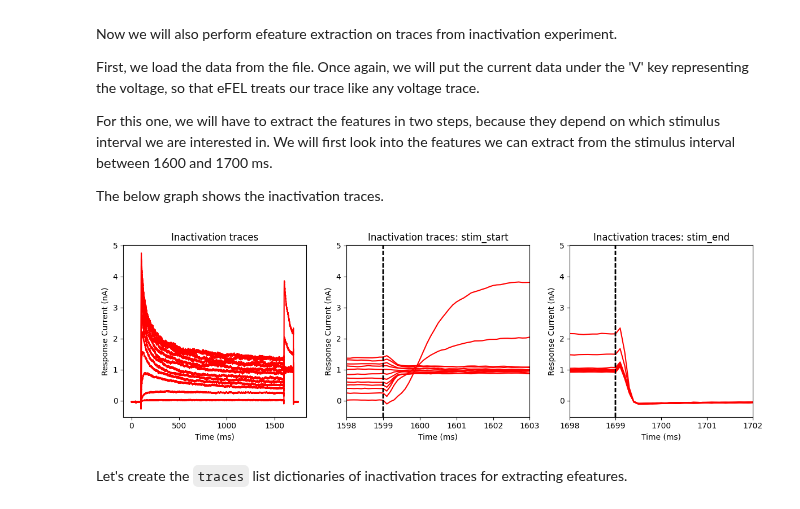
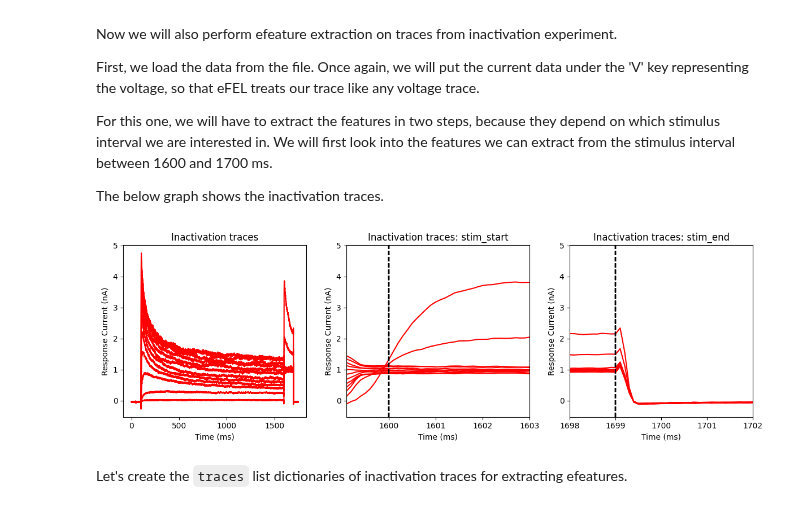
Before and after one commit to openbraininstitute/obi_platform_analysis_notebooks, a Jupyter notebook: Cellular/efeature_extraction/voltage_clamp_ephys_extraction/analysis_notebook.ipynb, the cells around one changed output. Drawn from its saved outputs; the diff is of its cells as text; code cells hidden in the pictures.

```diff
--- a/Cellular/efeature_extraction/voltage_clamp_ephys_extraction/analysis_notebook.ipynb
+++ b/Cellular/efeature_extraction/voltage_clamp_ephys_extraction/analysis_notebook.ipynb
@@ -79,7 +79,7 @@ for idx in range(len(data[exp_type][rep_name]["dt"])):
     axs[1].plot(t, i, c="red")
     axs[1].set_xlabel("Time (ms)")
     # add a vertical dashed line at x=99
-    axs[1].axvline(x=99, color='black', linestyle='--')
+    axs[1].axvline(x=99.3, color='black', linestyle='--')
     axs[1].set_xlim(98, 103)
     axs[1].set_ylabel("Response Current (nA)")
     axs[1].set_title("Activation traces: stim_start")
@@ -109,7 +109,7 @@ for idx in range(len(data[exp_type][rep_name]["dt"])):
     t = t * 1000.0
     trace["T"] = t
     trace["V"] = i  # trick: input current as if it was voltage
-    trace["stim_start"] = [99]
+    trace["stim_start"] = [99.3]
     trace["stim_end"] = [599]
     traces.append(trace)
 # %% [markdown]
@@ -268,7 +268,7 @@ for idx in range(len(data[exp_type][rep_name]["dt"])):
     axs[1].plot(t, i, c="red")
     axs[1].set_xlabel("Time (ms)")
     # add a vertical dashed line at x=99
-    axs[1].axvline(x=399, color='black', linestyle='--')
+    axs[1].axvline(x=399.1, color='black', linestyle='--')
     axs[1].set_xlim(398, 403)
     axs[1].set_ylabel("Response Current (nA)")
     axs[1].set_title("Deactivation traces: stim_start")
@@ -276,7 +276,7 @@ for idx in range(len(data[exp_type][rep_name]["dt"])):
     axs[2].plot(t, i, c="red")
     axs[2].set_xlabel("Time (ms)")
     axs[2].set_xlim(598, 602)
-    axs[2].axvline(x=599, color='black', linestyle='--')
+    axs[2].axvline(x=599.1, color='black', linestyle='--')
     axs[2].set_ylabel("Response Current (nA)")
     axs[2].set_title("Deactivation traces: stim_end")
 
@@ -300,7 +300,7 @@ for idx in range(len(data[exp_type][rep_name]["dt"])):
     t = t * 1000.0
     trace["T"] = t
     trace["V"] = i  # trick: input current as if it was voltage
-    trace["stim_start"] = [399]
+    trace["stim_start"] = [399.1]
     trace["stim_end"] = [599]
     traces.append(trace)
 # %% [markdown]
@@ -359,36 +359,36 @@ rep_name = "repetition1"
 exp_type = "Inactivation"
 
 # create a subplot with 2  columns to show the start and end time of the Inactivation trace
 fig, axs = plt.subplots(1, 3, figsize=(12, 4))
 
 for idx in range(len(data[exp_type][rep_name]["dt"])):
     i = data[exp_type][rep_name]["current"][:,idx]
     t = np.arange(i.size) * data[exp_type][rep_name]["dt"][idx] * 1000.0 # data was is in seconds, convert to ms
 
     axs[0].plot(t, i, c="red")
     axs[0].set_xlabel("Time (ms)")
     axs[0].set_ylabel("Response Current (nA)")
     axs[0].set_title("Inactivation traces")
 
     axs[1].plot(t, i, c="red")
     axs[1].set_xlabel("Time (ms)")
     # add a vertical dashed line at x=99
-    axs[1].axvline(x=1599, color='black', linestyle='--')
-    axs[1].set_xlim(1598, 1603)
+    axs[1].axvline(x=1600, color='black', linestyle='--')
+    axs[1].set_xlim(1599.1, 1603)
     axs[1].set_ylabel("Response Current (nA)")
     axs[1].set_title("Inactivation traces: stim_start")
 
     axs[2].plot(t, i, c="red")
     axs[2].set_xlabel("Time (ms)")
     axs[2].set_xlim(1698, 1702)
     axs[2].axvline(x=1699, color='black', linestyle='--')
     axs[2].set_ylabel("Response Current (nA)")
     axs[2].set_title("Inactivation traces: stim_end")
 
 plt.tight_layout()
 plt.show()
 # %% [output]
-[figure, old version]
+[figure, new version]
 # %% [markdown]
 Let's create the `traces` list dictionaries of inactivation traces for extracting efeatures.
 # %%
```
Also changed, not shown: parts of 12 cells of this notebook, 3 other files.
